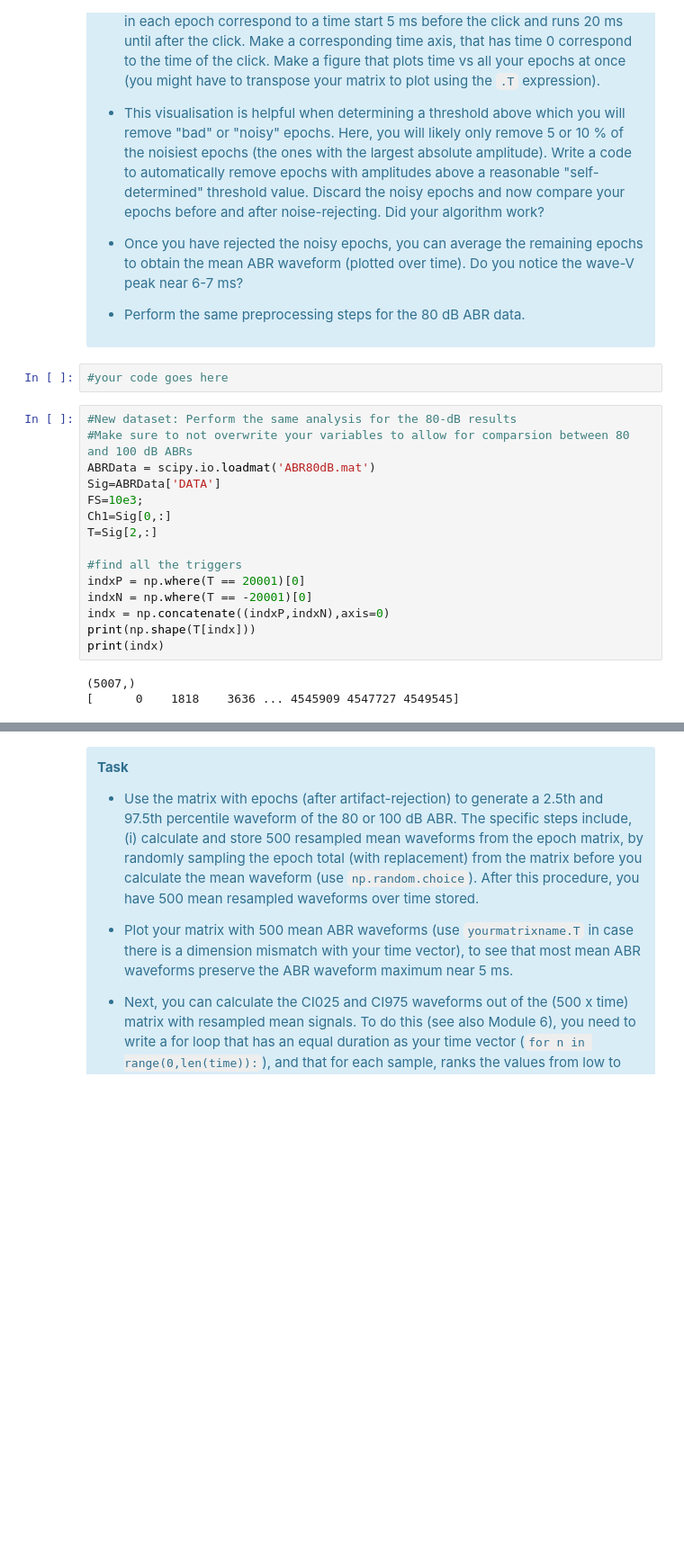
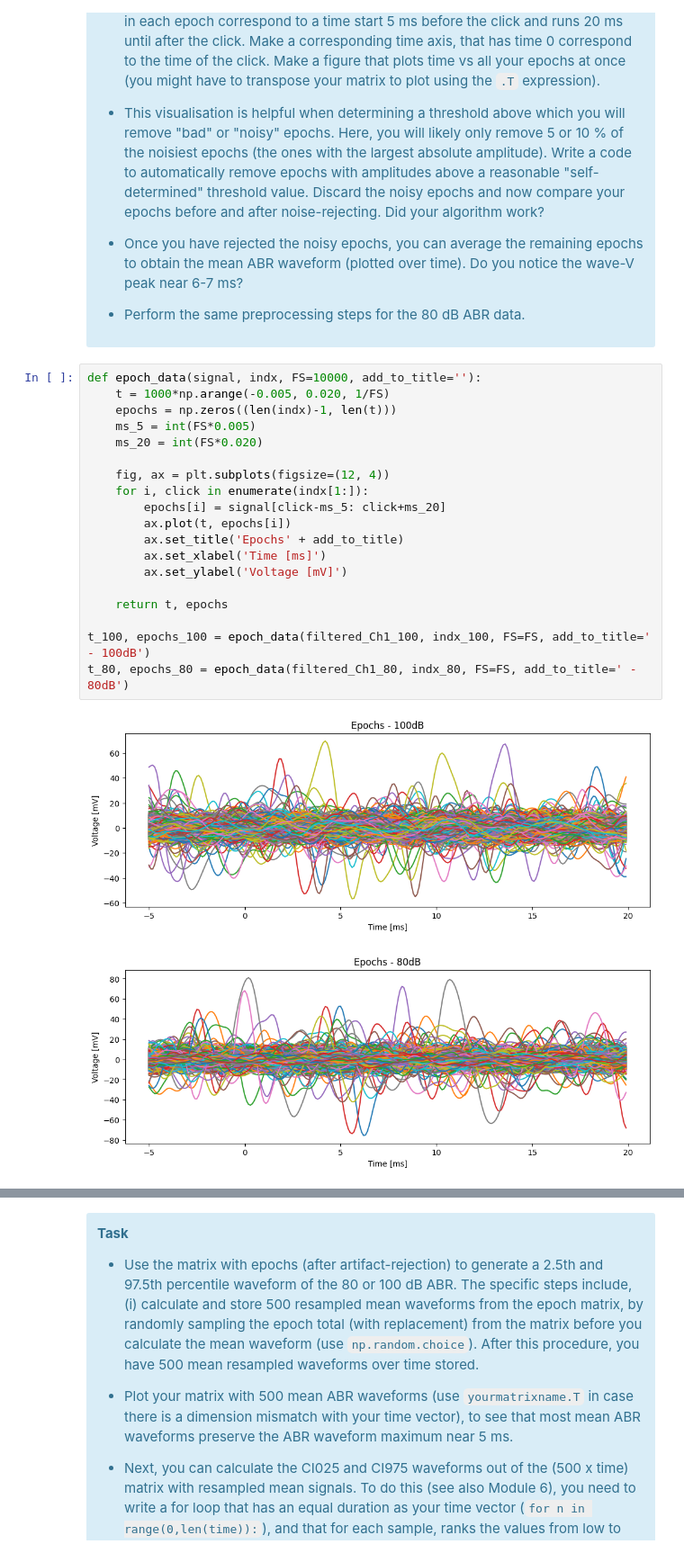
Before and after one commit to vbelpair/Ugent, a Jupyter notebook: Medical_Signal_Processing_and_Statistics/assignment_7/ex07.ipynb, the cells around one changed output, grey strips where cells are left out. Shown at 90% size. Saved outputs shown, nothing was run; the diff lists cells and outputs as text; blank space fills up the shorter version.

Commit message:
final result ex07

```diff
--- a/Medical_Signal_Processing_and_Statistics/assignment_7/ex07.ipynb
+++ b/Medical_Signal_Processing_and_Statistics/assignment_7/ex07.ipynb
@@ -240,23 +279,25 @@ After filtering, it is time to epoch your data into different trials such that y
 * Once you have rejected the noisy epochs, you can average the remaining epochs to obtain the mean ABR waveform (plotted over time). Do you notice the wave-V peak near 6-7 ms?
 
 * Perform the same preprocessing steps for the 80 dB ABR data.
-# %%
-#your code goes here
-# %%
-#New dataset: Perform the same analysis for the 80-dB results
-#Make sure to not overwrite your variables to allow for comparsion between 80 and 100 dB ABRs
-ABRData = scipy.io.loadmat('ABR80dB.mat')
-Sig=ABRData['DATA']
-FS=10e3;
-Ch1=Sig[0,:]
-T=Sig[2,:]
-
-#find all the triggers
-indxP = np.where(T == 20001)[0]
-indxN = np.where(T == -20001)[0]
-indx = np.concatenate((indxP,indxN),axis=0)
-print(np.shape(T[indx]))
-print(indx)
-# %% [output]
-(5007,)
-[      0    1818    3636 ... 4545909 4547727 4549545]
+# %%
+def epoch_data(signal, indx, FS=10000, add_to_title=''):
+    t = 1000*np.arange(-0.005, 0.020, 1/FS)
+    epochs = np.zeros((len(indx)-1, len(t)))
+    ms_5 = int(FS*0.005)
+    ms_20 = int(FS*0.020)
+
+    fig, ax = plt.subplots(figsize=(12, 4))
+    for i, click in enumerate(indx[1:]):
+        epochs[i] = signal[click-ms_5: click+ms_20]
+        ax.plot(t, epochs[i])
+        ax.set_title('Epochs' + add_to_title)
+        ax.set_xlabel('Time [ms]')
+        ax.set_ylabel('Voltage [mV]')
+
+    return t, epochs
+
+t_100, epochs_100 = epoch_data(filtered_Ch1_100, indx_100, FS=FS, add_to_title=' - 100dB')
+t_80, epochs_80 = epoch_data(filtered_Ch1_80, indx_80, FS=FS, add_to_title=' - 80dB')
+# %% [output]
+[figure, added]
+[figure, added]
```
Also changed, not shown: parts of 17 cells of this notebook, 1 other file.
